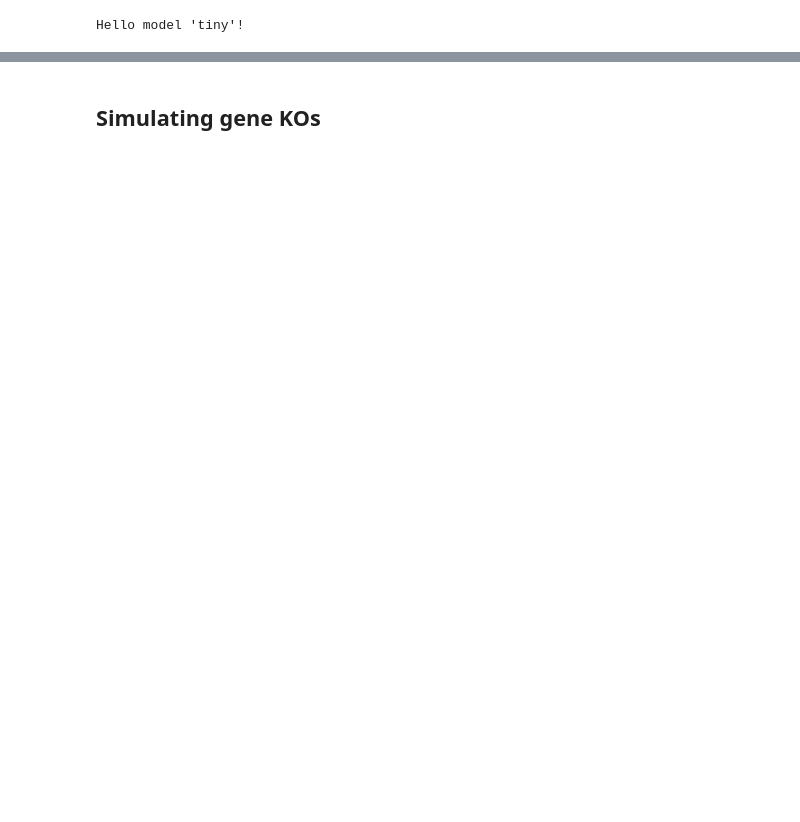
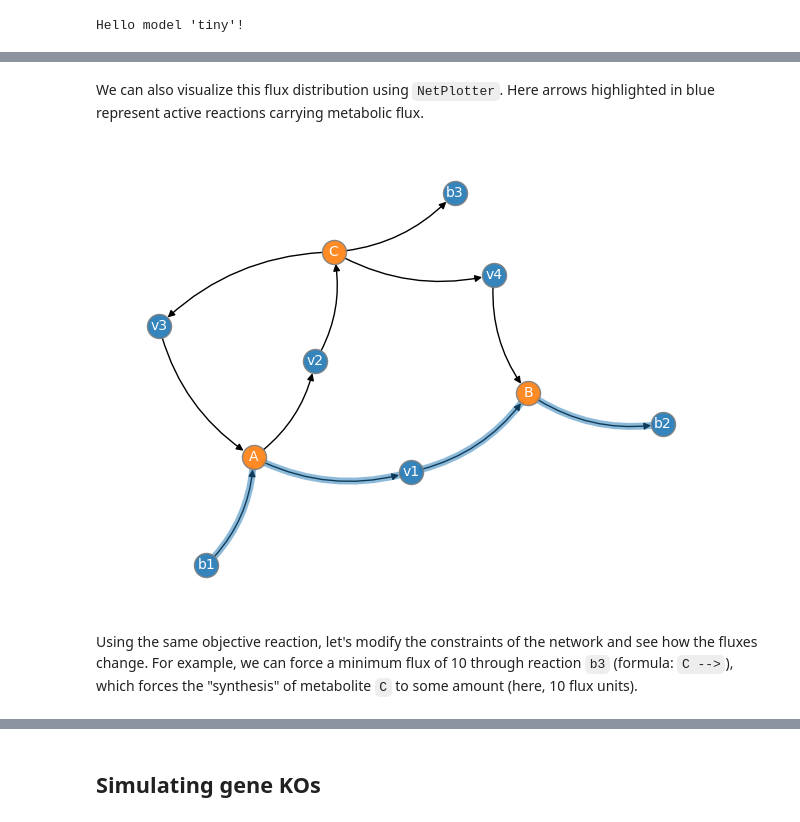
Before and after one commit to PathoGenOmics-Lab/misb_training_2024, a Jupyter notebook: modelling/01_intro_to_cobra.ipynb, the cells around one changed output, grey strips where cells are left out. Cells and saved outputs as stored; diff of their text form; code cells hidden in the pictures; blank space fills up the shorter version.

```diff
--- a/modelling/01_intro_to_cobra.ipynb
+++ b/modelling/01_intro_to_cobra.ipynb
@@ -58,0 +120,3 @@ Then, constrain the network:
+# %%
+model.objective = "b2"
+model.objective_direction = "max"
@@ -58,0 +138,12 @@ Then, constrain the network:
+# %% [markdown]
+We can also visualize this flux distribution using `NetPlotter`. Here
+arrows highlighted in blue represent active reactions carrying metabolic flux.
+# %%
+np = NetPlotter(model)
+np.plot()
+# %% [output]
+[figure, added]
+# %% [markdown]
+Using the same objective reaction, let's modify the constraints of the network and see how the fluxes change.
+For example, we can force a minimum flux of 10 through reaction `b3` (formula: `C -->`), which forces
+the "synthesis" of metabolite `C` to some amount (here, 10 flux units).
```
Also changed, not shown: parts of 29 cells of this notebook, 1 other file.
